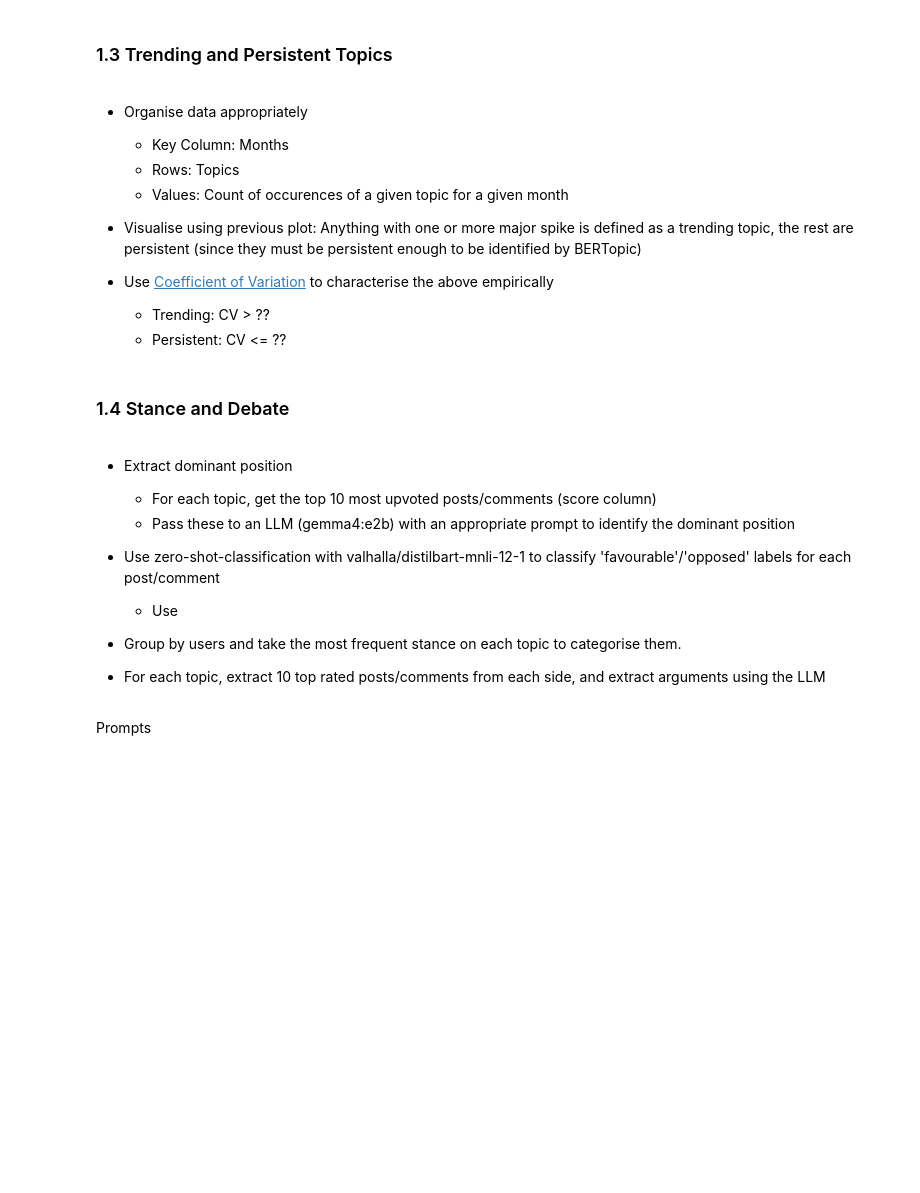
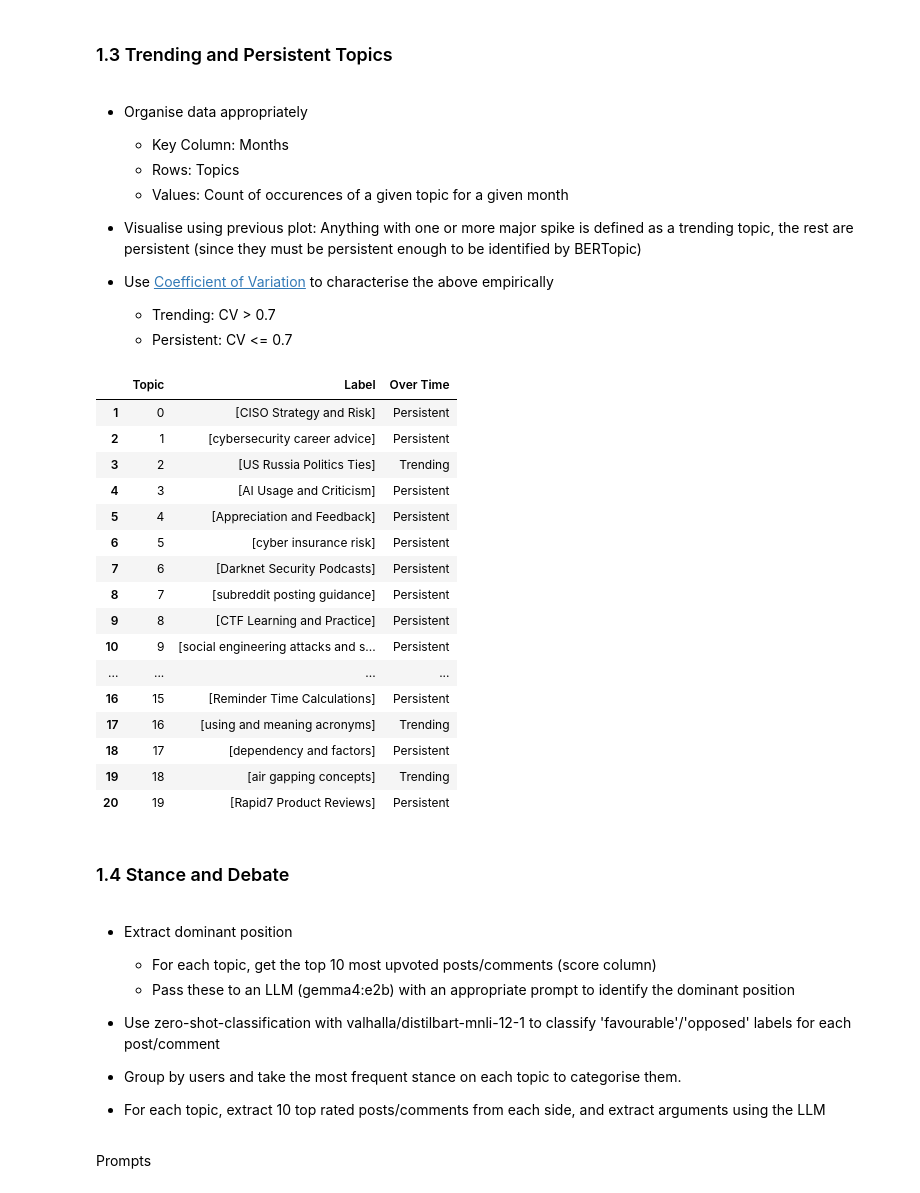
Before and after one commit to Rupository/SecInfo, a Jupyter notebook: AppSetup.ipynb, the cells around one changed output. Saved outputs shown, nothing was run; the diff lists cells and outputs as text; code cells hidden in the pictures; blank space fills up the shorter version.

```diff
--- a/AppSetup.ipynb
+++ b/AppSetup.ipynb
@@ -350,34 +350,51 @@ gc.collect()
 - Visualise using previous plot: Anything with one or more major spike is defined as a trending topic, the rest are persistent (since they must be persistent enough to be identified by BERTopic)
 
 - Use [Coefficient of Variation](https://en.wikipedia.org/wiki/Coefficient_of_variation) to characterise the above empirically
-    - Trending: CV > ??
-    - Persistent: CV <= ??
+    - Trending: CV > 0.7
+    - Persistent: CV <= 0.7
 # %%
 import pandas as pd
 # %%
 full_df = pd.read_parquet('cybersec_full_data.pqt')
 topic_data = pd.read_parquet('cybersec_topic_data.pqt')
 
 full_df = full_df[full_df['Topic'] > -1] # -1: topic for miscallaneous posts and comments as per BERTopic, ignore
 
 full_df['Month'] = pd.to_datetime(full_df['created_utc'],  unit='s').dt.to_period('M').dt.to_timestamp()
 topic_timeline = full_df.groupby(['Month', 'Topic']).size().unstack(fill_value=0)
 
-def classify_by_cv(series, threshold=2.0):
+def classify_by_cv(series, threshold=0.7):
     if series.sum() == 0 or series.mean() == 0:
         return "insignificant"
     cv = series.std() / series.mean()
     if cv > threshold:
-        return "trending"
+        return "Trending"
     else:
-        return "persistent"
+        return "Persistent"
 
 cv_class = topic_timeline.apply(classify_by_cv)
-
 topic_data['Over Time'] = topic_data['Topic'].map(cv_class)
 topic_data.to_parquet('cybersec_topic_data.pqt')
 
 topic_data[['Topic', 'Label', 'Over Time']]
+# %% [output]
+|  | Topic | Label | Over Time |
+| 1 | 0 | [CISO Strategy and Risk] | Persistent |
+| 2 | 1 | [cybersecurity career advice] | Persistent |
+| 3 | 2 | [US Russia Politics Ties] | Trending |
+| 4 | 3 | [AI Usage and Criticism] | Persistent |
+| 5 | 4 | [Appreciation and Feedback] | Persistent |
+| 6 | 5 | [cyber insurance risk] | Persistent |
+| 7 | 6 | [Darknet Security Podcasts] | Persistent |
+| 8 | 7 | [subreddit posting guidance] | Persistent |
+| 9 | 8 | [CTF Learning and Practice] | Persistent |
+| 10 | 9 | [social engineering attacks and s... | Persistent |
+| ... | ... | ... | ... |
+| 16 | 15 | [Reminder Time Calculations] | Persistent |
+| 17 | 16 | [using and meaning acronyms] | Trending |
+| 18 | 17 | [dependency and factors] | Persistent |
+| 19 | 18 | [air gapping concepts] | Trending |
+| 20 | 19 | [Rapid7 Product Reviews] | Persistent |
 # %% [markdown]
 ### 1.4 Stance and Debate
 # %% [markdown]
@@ -386,7 +403,6 @@ topic_data[['Topic', 'Label', 'Over Time']]
     - Pass these to an LLM (gemma4:e2b) with an appropriate prompt to identify the dominant position
 
 - Use zero-shot-classification with valhalla/distilbart-mnli-12-1 to classify 'favourable'/'opposed' labels for each post/comment
-    - Use
 
 - Group by users and take the most frequent stance on each topic to categorise them.
 
```
Also changed, not shown: 2 other files.
